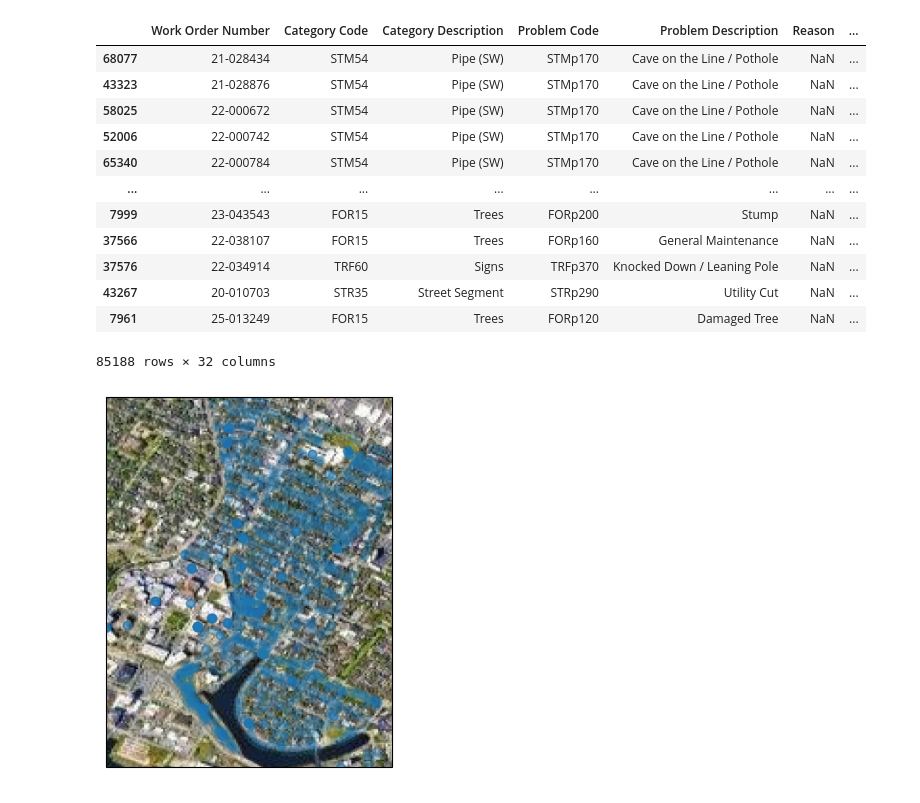
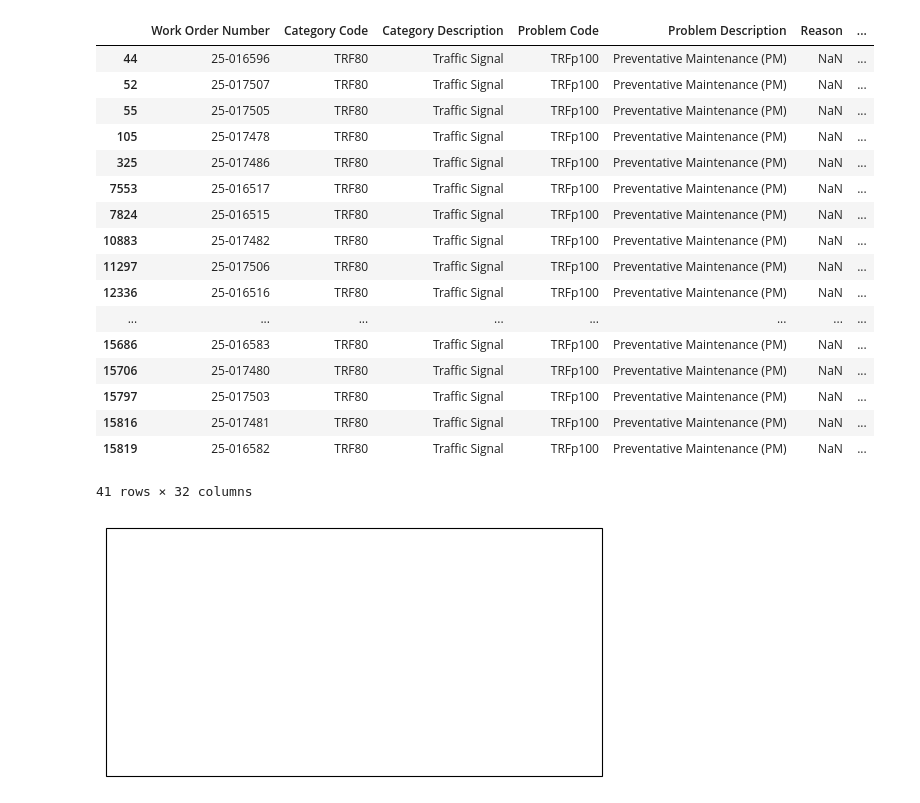
Before and after one commit to jedelman/WorkOrders, a Jupyter notebook: sandbox.ipynb, the cells around one changed output. Cells and saved outputs as stored; diff of their text form; code cells hidden in the pictures.

```diff
--- a/sandbox.ipynb
+++ b/sandbox.ipynb
@@ -46,35 +22,41 @@ gnl_trees
 # %%
-import numpy as np
+from datetime import datetime, timedelta;
 
-work_orders.sort_values("Total Cost", ascending=False)
+today = datetime.today()
+inaweek = today + timedelta(days=7)
+
+today_orders = work_orders.query("`Start Date` == @today");
+nextweek_orders = work_orders.query("`Start Date` >= @today and `Start Date` < @inaweek")
+
+nextweek_orders
 # %% [output]
 |  | Work Order Number | Category Code | Category Description | Problem Code | Problem Description | Reason | ... |
-| 68077 | 21-028434 | STM54 | Pipe (SW) | STMp170 | Cave on the Line / Pothole | NaN | ... |
-| 43323 | 21-028876 | STM54 | Pipe (SW) | STMp170 | Cave on the Line / Pothole | NaN | ... |
-| 58025 | 22-000672 | STM54 | Pipe (SW) | STMp170 | Cave on the Line / Pothole | NaN | ... |
-| 52006 | 22-000742 | STM54 | Pipe (SW) | STMp170 | Cave on the Line / Pothole | NaN | ... |
-| 65340 | 22-000784 | STM54 | Pipe (SW) | STMp170 | Cave on the Line / Pothole | NaN | ... |
+| 44 | 25-016596 | TRF80 | Traffic Signal | TRFp100 | Preventative Maintenance (PM) | NaN | ... |
+| 52 | 25-017507 | TRF80 | Traffic Signal | TRFp100 | Preventative Maintenance (PM) | NaN | ... |
+| 55 | 25-017505 | TRF80 | Traffic Signal | TRFp100 | Preventative Maintenance (PM) | NaN | ... |
+| 105 | 25-017478 | TRF80 | Traffic Signal | TRFp100 | Preventative Maintenance (PM) | NaN | ... |
+| 325 | 25-017486 | TRF80 | Traffic Signal | TRFp100 | Preventative Maintenance (PM) | NaN | ... |
+| 7553 | 25-016517 | TRF80 | Traffic Signal | TRFp100 | Preventative Maintenance (PM) | NaN | ... |
+| 7824 | 25-016515 | TRF80 | Traffic Signal | TRFp100 | Preventative Maintenance (PM) | NaN | ... |
+| 10883 | 25-017482 | TRF80 | Traffic Signal | TRFp100 | Preventative Maintenance (PM) | NaN | ... |
+| 11297 | 25-017506 | TRF80 | Traffic Signal | TRFp100 | Preventative Maintenance (PM) | NaN | ... |
+| 12336 | 25-016516 | TRF80 | Traffic Signal | TRFp100 | Preventative Maintenance (PM) | NaN | ... |
 | ... | ... | ... | ... | ... | ... | ... | ... |
-| 7999 | 23-043543 | FOR15 | Trees | FORp200 | Stump | NaN | ... |
-| 37566 | 22-038107 | FOR15 | Trees | FORp160 | General Maintenance | NaN | ... |
-| 37576 | 22-034914 | TRF60 | Signs | TRFp370 | Knocked Down / Leaning Pole | NaN | ... |
-| 43267 | 20-010703 | STR35 | Street Segment | STRp290 | Utility Cut | NaN | ... |
-| 7961 | 25-013249 | FOR15 | Trees | FORp120 | Damaged Tree | NaN | ... |
+| 15686 | 25-016583 | TRF80 | Traffic Signal | TRFp100 | Preventative Maintenance (PM) | NaN | ... |
+| 15706 | 25-017480 | TRF80 | Traffic Signal | TRFp100 | Preventative Maintenance (PM) | NaN | ... |
+| 15797 | 25-017503 | TRF80 | Traffic Signal | TRFp100 | Preventative Maintenance (PM) | NaN | ... |
+| 15816 | 25-017481 | TRF80 | Traffic Signal | TRFp100 | Preventative Maintenance (PM) | NaN | ... |
+| 15819 | 25-016582 | TRF80 | Traffic Signal | TRFp100 | Preventative Maintenance (PM) | NaN | ... |
-85188 rows × 32 columns
+41 rows × 32 columns
 # %%
 #%%
 import cartopy.io.img_tiles as cimgt
 google_terrain = cimgt.GoogleTiles(style="satellite")
 
 fig = plt.figure()
 
 ax = fig.add_subplot(1,1,1,projection=ccrs.PlateCarree())
-ax.add_image(google_terrain, 14)
-min, max = 0.005, 0.995
-LAT, LON = gnl_trees["Latitude"], gnl_trees["Longitude"]
-ax.set_extent((LON.quantile(min), LON.quantile(max), LAT.quantile(min), LAT.quantile(max)))
-ax.scatter(LON, LAT, alpha=0.1)
 
 plt.show()
 # %% [output]
-[figure, old version]
+[figure, new version]
```
Also changed, not shown: parts of 3 cells of this notebook.
